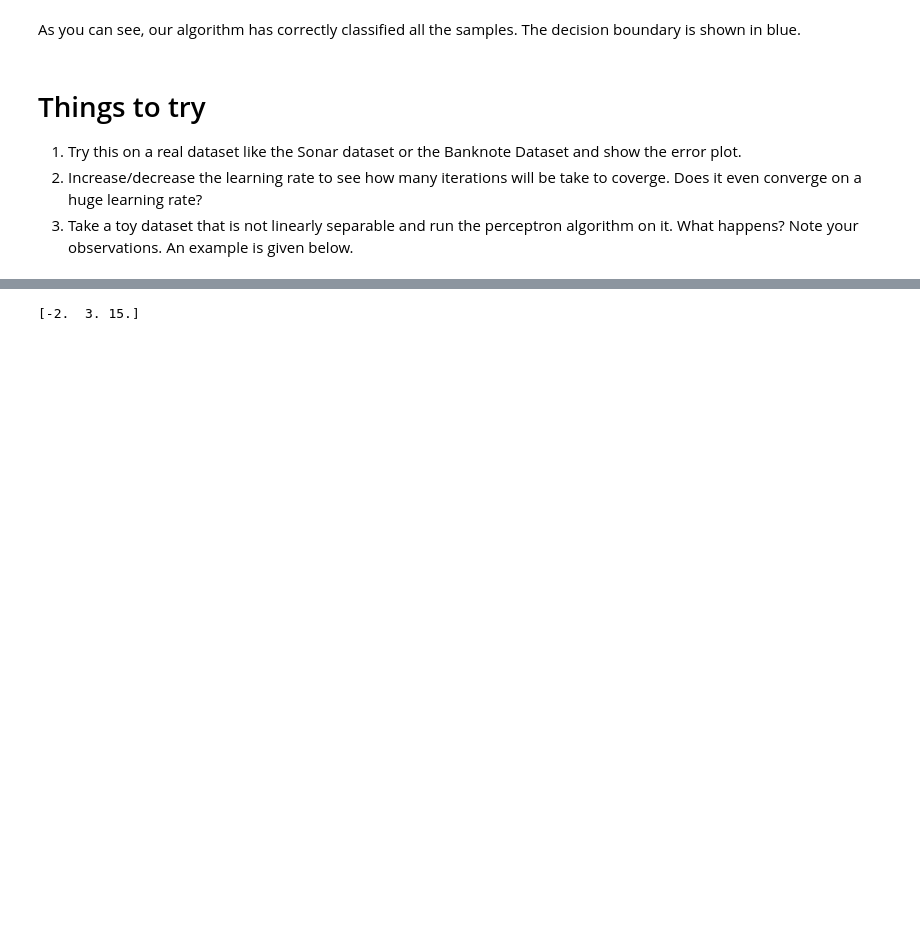
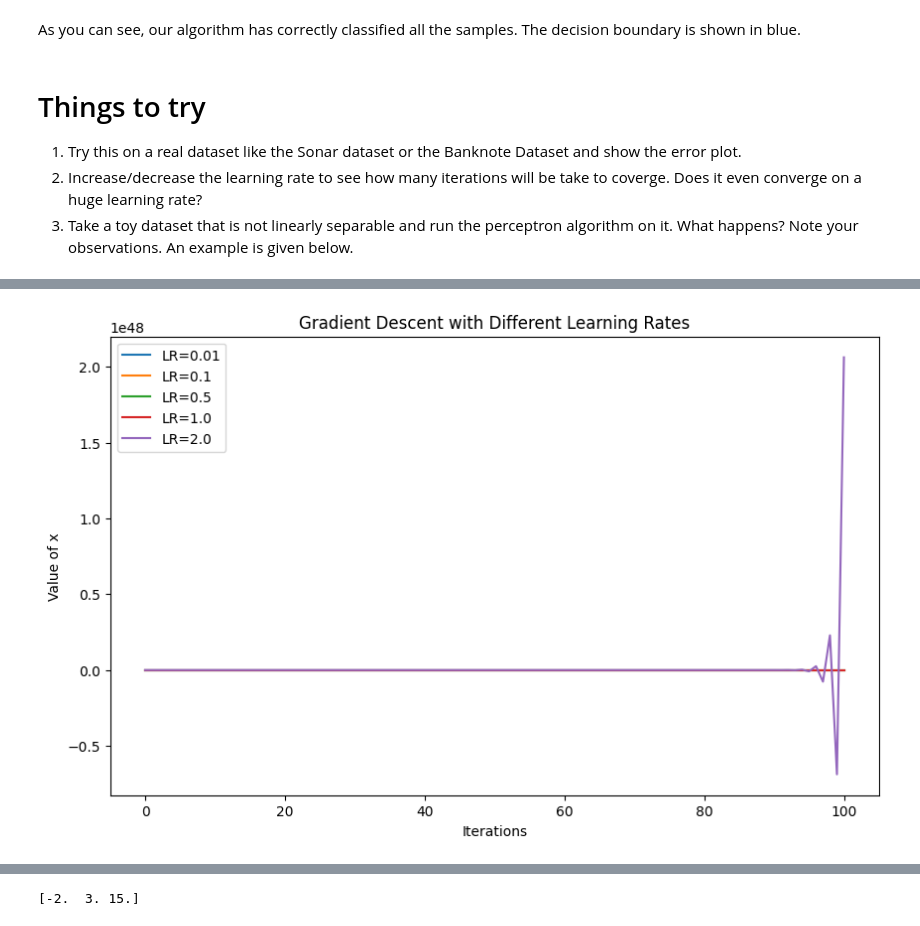
Before and after one commit to MadapalaSahitha/FMML-LAB-1, a Jupyter notebook: FMML_Module4_Lab1_2024.ipynb, the cells around one changed output, grey strips where cells are left out. Drawn from its saved outputs; the diff is of its cells as text; code cells hidden in the pictures; blank space fills up the shorter version.

```diff
--- a/FMML_Module4_Lab1_2024.ipynb
+++ b/FMML_Module4_Lab1_2024.ipynb
@@ -136,0 +188,28 @@ As you can see, our algorithm has correctly classified all the samples. The deci
+# %%
+import numpy as np
+import matplotlib.pyplot as plt
+
+def gradient_descent(x, learning_rate, iterations):
+    history = [x]
+    for _ in range(iterations):
+        x = x - learning_rate * 2 * x  # Gradient of a simple quadratic function: f(x) = x^2
+        history.append(x)
+    return history
+
+# Try different learning rates
+learning_rates = [0.01, 0.1, 0.5, 1.0, 2.0]
+iterations = 100
+
+plt.figure(figsize=(10, 6))
+
+for lr in learning_rates:
+    history = gradient_descent(4.0, lr, iterations)
+    plt.plot(history, label=f'LR={lr}')
+
+plt.title('Gradient Descent with Different Learning Rates')
+plt.xlabel('Iterations')
+plt.ylabel('Value of x')
+plt.legend()
+plt.show()
+# %% [output]
+[figure, added]
```
Also changed, not shown: parts of 6 cells of this notebook.
